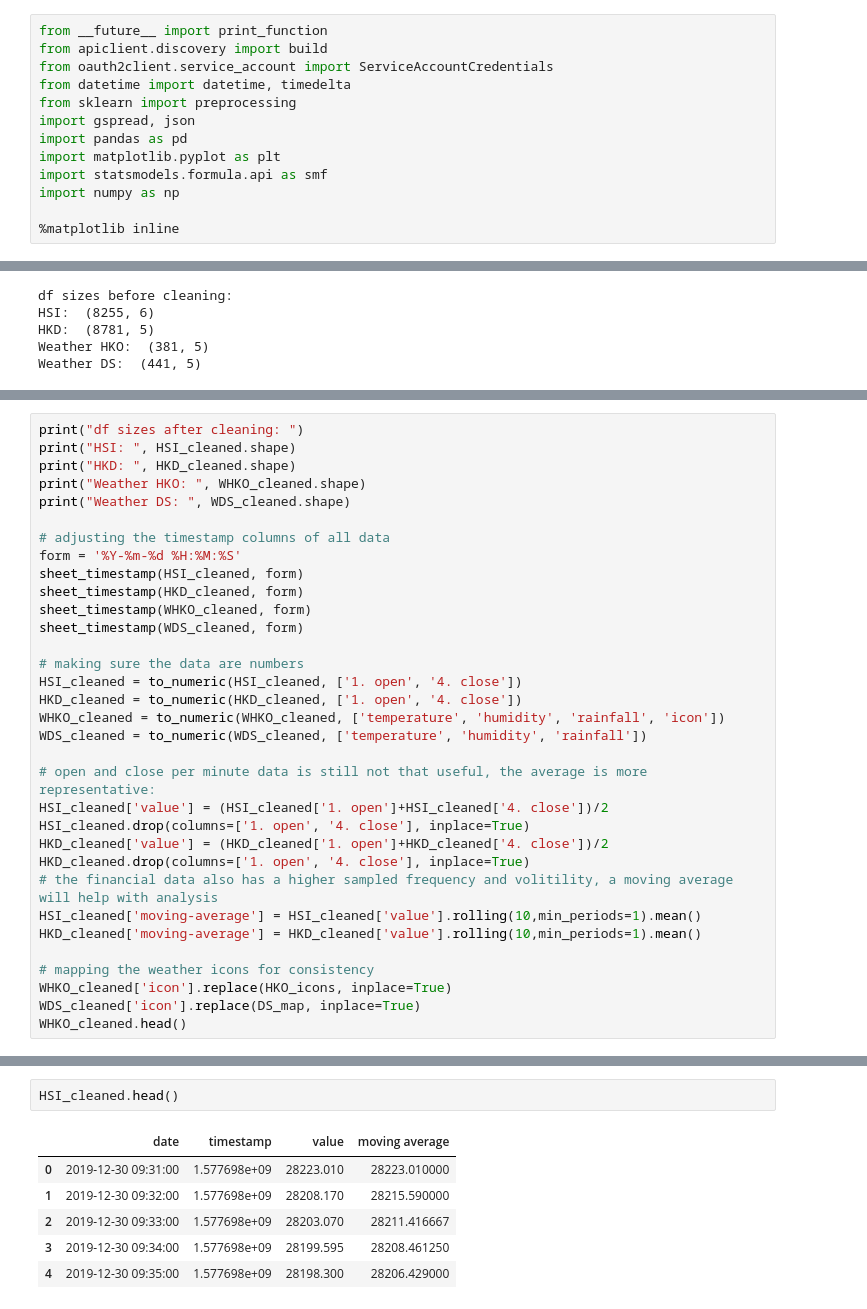
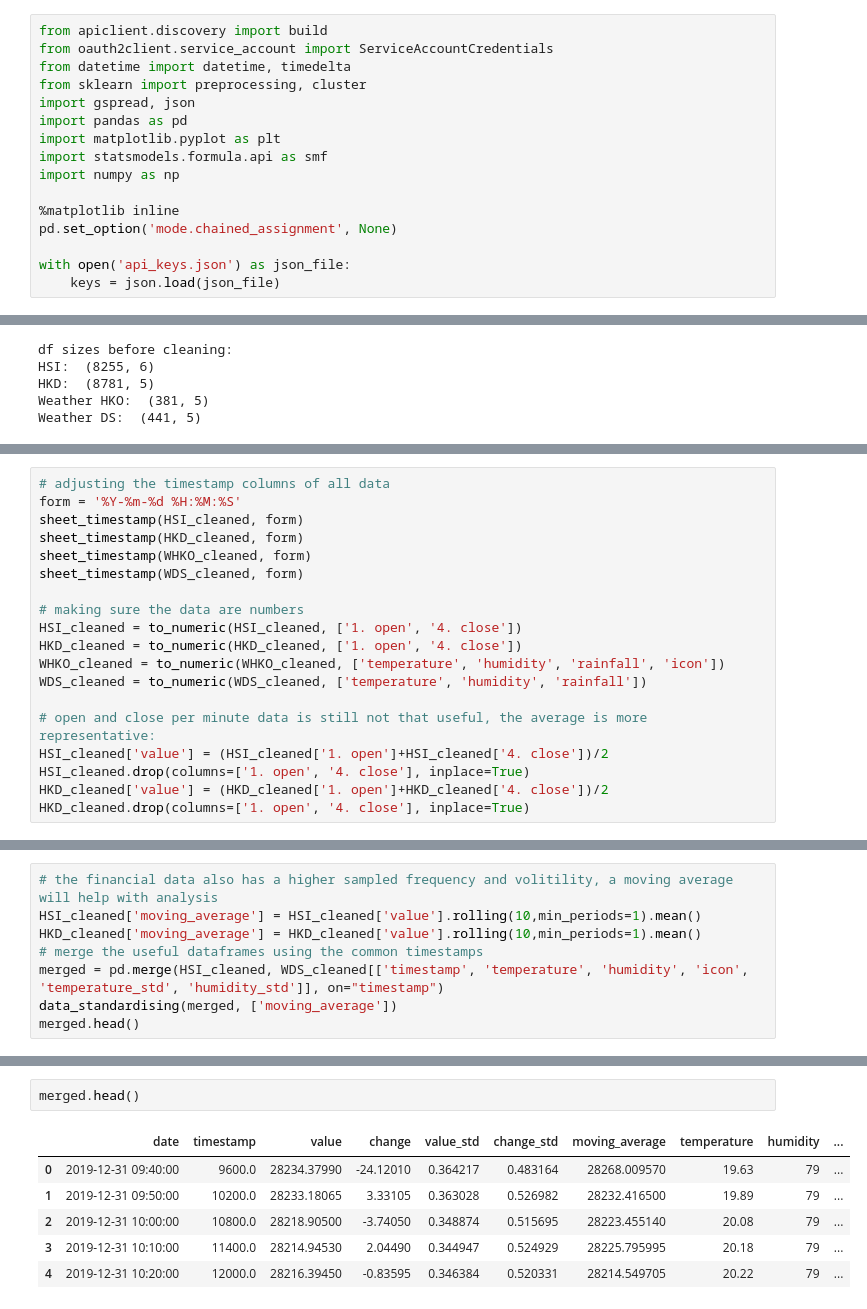
Before and after one commit to gornus/SIOT, a Jupyter notebook: data_analysis/data_analysis.ipynb, the cells around one changed output, grey strips where cells are left out. Cells and saved outputs as stored; diff of their text form.

```diff
--- a/data_analysis/data_analysis.ipynb
+++ b/data_analysis/data_analysis.ipynb
@@ -1,9 +1,8 @@
 # %%
-from __future__ import print_function
 from apiclient.discovery import build
 from oauth2client.service_account import ServiceAccountCredentials
 from datetime import datetime, timedelta
-from sklearn import preprocessing
+from sklearn import preprocessing, cluster
 import gspread, json
 import pandas as pd
 import matplotlib.pyplot as plt
@@ -11,4 +10,8 @@ import statsmodels.formula.api as smf
 import numpy as np
 
 %matplotlib inline
+pd.set_option('mode.chained_assignment', None)
+
+with open('api_keys.json') as json_file:
+    keys = json.load(json_file)
 # %%
@@ -202,10 +207,4 @@ See the caveats in the documentation: http://pandas.pydata.org/pandas-docs/stabl
 # %%
-print("df sizes after cleaning: ")
-print("HSI: ", HSI_cleaned.shape)
-print("HKD: ", HKD_cleaned.shape)
-print("Weather HKO: ", WHKO_cleaned.shape)
-print("Weather DS: ", WDS_cleaned.shape)
-
 # adjusting the timestamp columns of all data
 form = '%Y-%m-%d %H:%M:%S'
 sheet_timestamp(HSI_cleaned, form)
@@ -224,11 +223,3 @@ HSI_cleaned['value'] = (HSI_cleaned['1. open']+HSI_cleaned['4. close'])/2
 HSI_cleaned.drop(columns=['1. open', '4. close'], inplace=True)
 HKD_cleaned['value'] = (HKD_cleaned['1. open']+HKD_cleaned['4. close'])/2
 HKD_cleaned.drop(columns=['1. open', '4. close'], inplace=True)
-# the financial data also has a higher sampled frequency and volitility, a moving average will help with analysis
-HSI_cleaned['moving-average'] = HSI_cleaned['value'].rolling(10,min_periods=1).mean()
-HKD_cleaned['moving-average'] = HKD_cleaned['value'].rolling(10,min_periods=1).mean()
-
-# mapping the weather icons for consistency
-WHKO_cleaned['icon'].replace(HKO_icons, inplace=True)
-WDS_cleaned['icon'].replace(DS_map, inplace=True)
-WHKO_cleaned.head()
@@ -263,0 +340,8 @@ See the caveats in the documentation: http://pandas.pydata.org/pandas-docs/stabl
+# %%
+# the financial data also has a higher sampled frequency and volitility, a moving average will help with analysis
+HSI_cleaned['moving_average'] = HSI_cleaned['value'].rolling(10,min_periods=1).mean()
+HKD_cleaned['moving_average'] = HKD_cleaned['value'].rolling(10,min_periods=1).mean()
+# merge the useful dataframes using the common timestamps
+merged = pd.merge(HSI_cleaned, WDS_cleaned[['timestamp', 'temperature', 'humidity', 'icon', 'temperature_std', 'humidity_std']], on="timestamp")
+data_standardising(merged, ['moving_average'])
+merged.head()
@@ -264,9 +458,9 @@ See the caveats in the documentation: http://pandas.pydata.org/pandas-docs/stabl
 # %%
-HSI_cleaned.head()
+merged.head()
 # %% [output]
-|  | date | timestamp | value | moving average |
-| 0 | 2019-12-30 09:31:00 | 1.577698e+09 | 28223.010 | 28223.010000 |
-| 1 | 2019-12-30 09:32:00 | 1.577698e+09 | 28208.170 | 28215.590000 |
-| 2 | 2019-12-30 09:33:00 | 1.577698e+09 | 28203.070 | 28211.416667 |
-| 3 | 2019-12-30 09:34:00 | 1.577698e+09 | 28199.595 | 28208.461250 |
-| 4 | 2019-12-30 09:35:00 | 1.577698e+09 | 28198.300 | 28206.429000 |
+|  | date | timestamp | value | change | value_std | change_std | moving_average | temperature | humidity | ... |
+| 0 | 2019-12-31 09:40:00 | 9600.0 | 28234.37990 | -24.12010 | 0.364217 | 0.483164 | 28268.009570 | 19.63 | 79 | ... |
+| 1 | 2019-12-31 09:50:00 | 10200.0 | 28233.18065 | 3.33105 | 0.363028 | 0.526982 | 28232.416500 | 19.89 | 79 | ... |
+| 2 | 2019-12-31 10:00:00 | 10800.0 | 28218.90500 | -3.74050 | 0.348874 | 0.515695 | 28223.455140 | 20.08 | 79 | ... |
+| 3 | 2019-12-31 10:10:00 | 11400.0 | 28214.94530 | 2.04490 | 0.344947 | 0.524929 | 28225.795995 | 20.18 | 79 | ... |
+| 4 | 2019-12-31 10:20:00 | 12000.0 | 28216.39450 | -0.83595 | 0.346384 | 0.520331 | 28214.549705 | 20.22 | 79 | ... |
```
Also changed, not shown: parts of 32 cells of this notebook, 5 other files.
